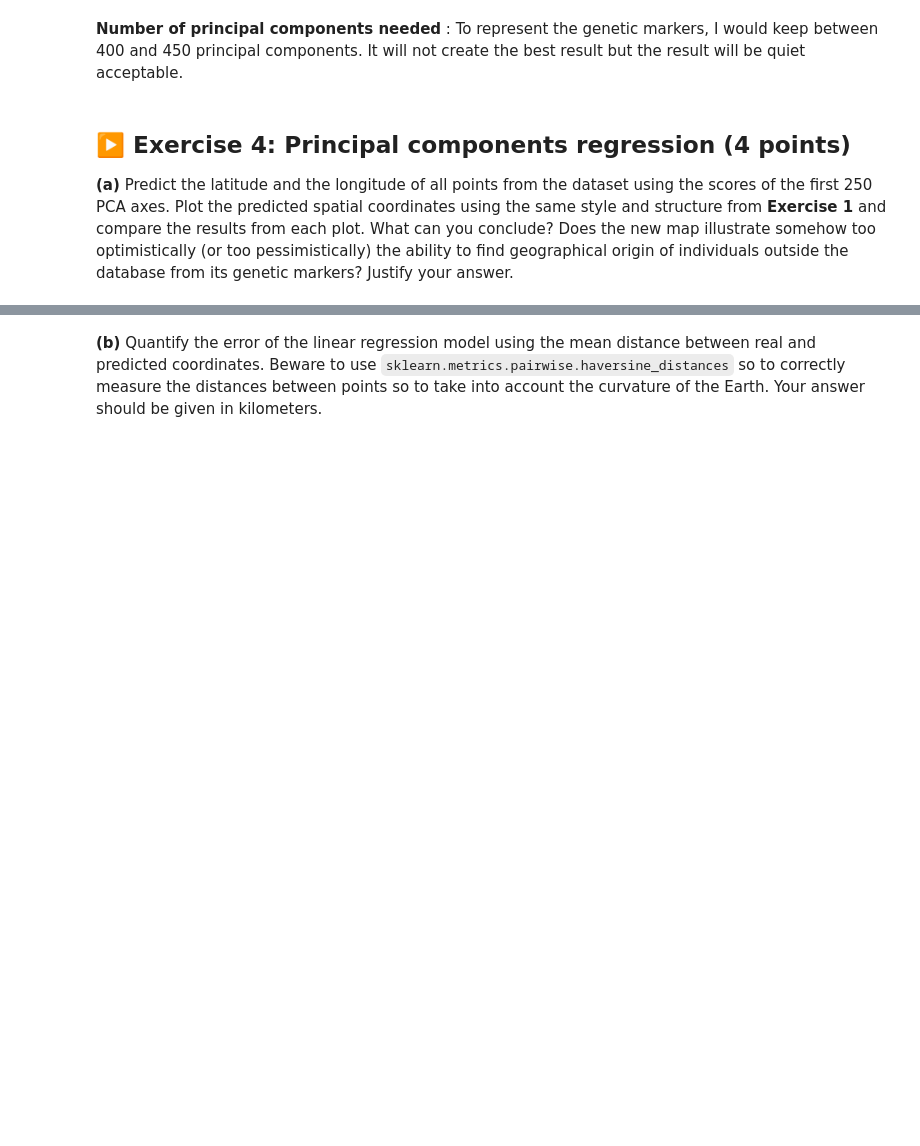
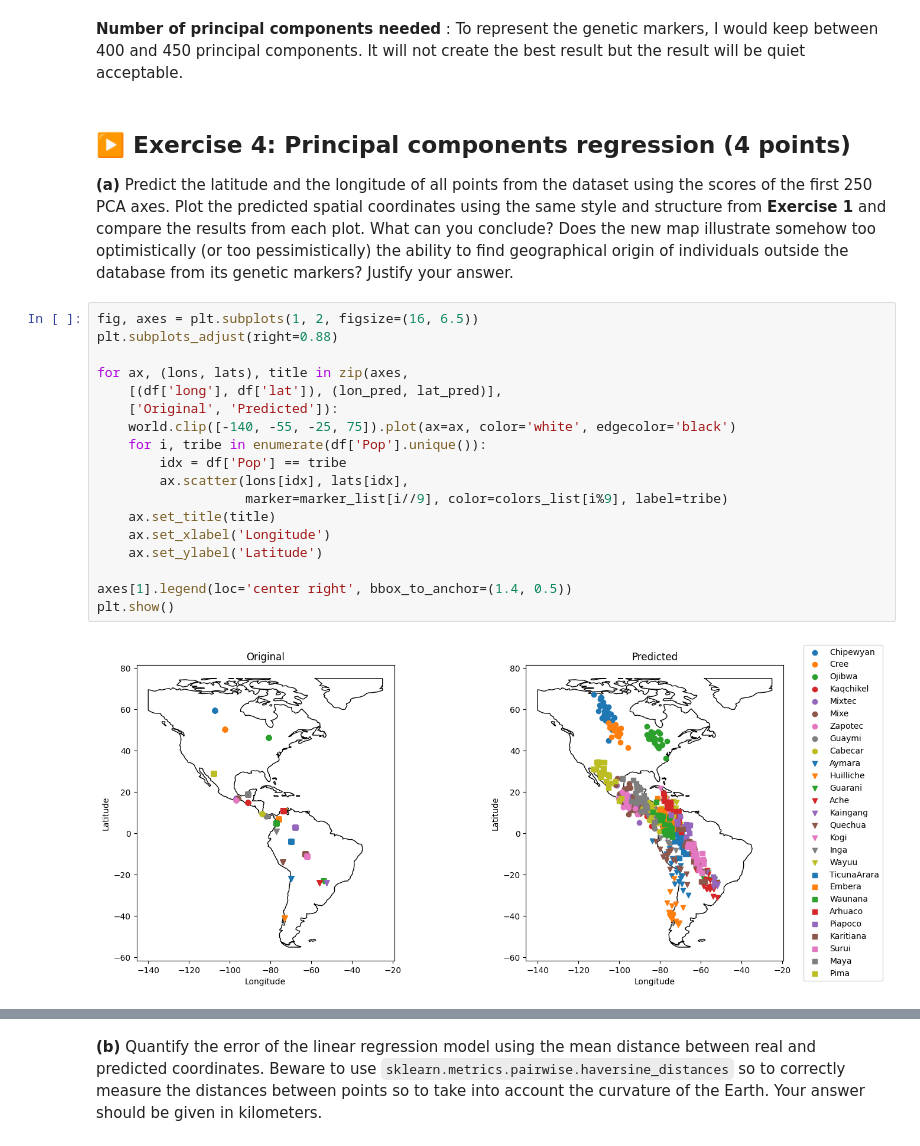
Before and after one commit to leozsc/TP1-ISLA, a Jupyter notebook: TP2/TP2.ipynb, the cells around one changed output, grey strips where cells are left out. Saved outputs shown, nothing was run; the diff lists cells and outputs as text; blank space fills up the shorter version.

```diff
--- a/TP2/TP2.ipynb
+++ b/TP2/TP2.ipynb
@@ -304,3 +332,23 @@ The amount of variance captured by the 2 principal components is  3.392913320368
 ## ▶️ Exercise 4: Principal components regression (4 points)
 
 **(a)** Predict the latitude and the longitude of all points from the dataset using the scores of the first 250 PCA axes. Plot the predicted spatial coordinates using the same style and structure from **Exercise 1** and compare the results from each plot. What can you conclude? Does the new map illustrate somehow too optimistically (or too pessimistically) the ability to find geographical origin of individuals outside the database from its genetic markers? Justify your answer.
+# %%
+fig, axes = plt.subplots(1, 2, figsize=(16, 6.5))
+plt.subplots_adjust(right=0.88)
+
+for ax, (lons, lats), title in zip(axes,
+    [(df['long'], df['lat']), (lon_pred, lat_pred)],
+    ['Original', 'Predicted']):
+    world.clip([-140, -55, -25, 75]).plot(ax=ax, color='white', edgecolor='black')
+    for i, tribe in enumerate(df['Pop'].unique()):
+        idx = df['Pop'] == tribe
+        ax.scatter(lons[idx], lats[idx],
+                   marker=marker_list[i//9], color=colors_list[i%9], label=tribe)
+    ax.set_title(title)
+    ax.set_xlabel('Longitude')
+    ax.set_ylabel('Latitude')
+
+axes[1].legend(loc='center right', bbox_to_anchor=(1.4, 0.5))
+plt.show()
+# %% [output]
+[figure, added]
```
Also changed, not shown: parts of 19 cells of this notebook.
